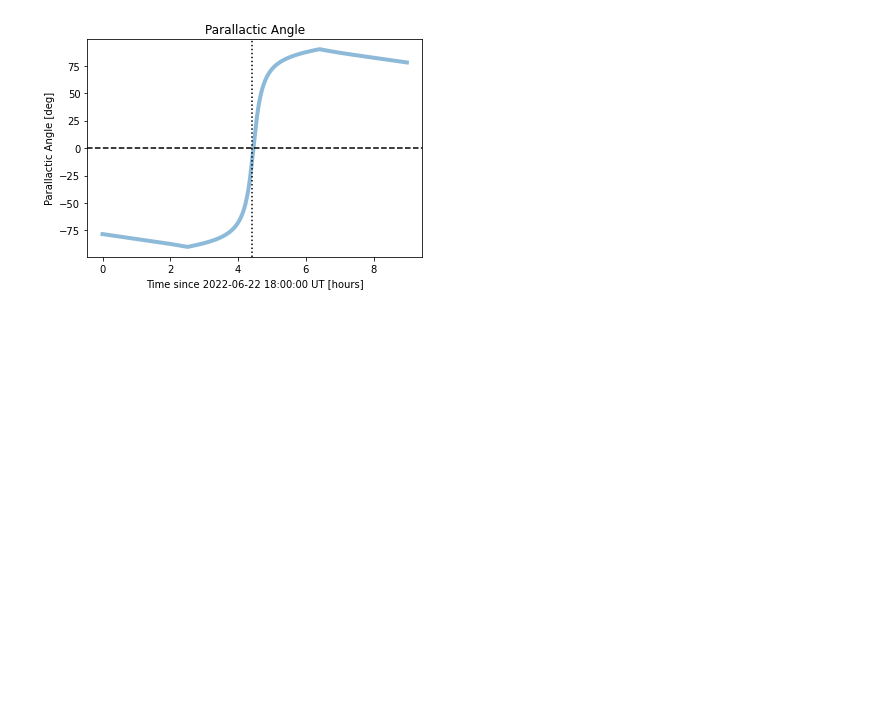
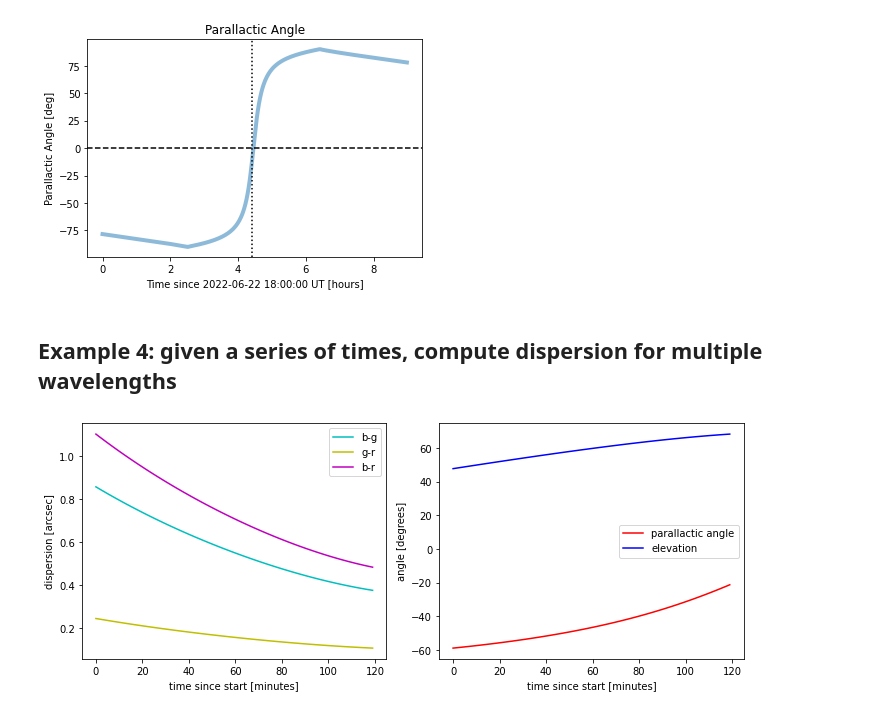
Before and after one commit to ryanhofmann/atm-dispersion, a Jupyter notebook: Dispersion_examples.ipynb, the cells around one changed output. Saved outputs shown, nothing was run; the diff lists cells and outputs as text; code cells hidden in the pictures; blank space fills up the shorter version.

Commit message:
more examples

```diff
--- a/Dispersion_examples.ipynb
+++ b/Dispersion_examples.ipynb
@@ -203,3 +202,51 @@ noon_values = (dispersion_relative[noon_idx], parallactic_angle[noon_idx])
 # %% [output]
 [figure]
 [figure]
+# %% [markdown]
+## Example 4: given a series of times, compute dispersion for multiple wavelengths
+# %%
+# Suppose you know at what times you observed the Sun, and you want to calculate
+# the dispersion between multiple lines for alignment purposes.
+
+# Let's use three spectral lines: Ca II H, Fe I 6301, and Ca II 8542
+wavelengths = np.array([396.8, 630.1, 854.2]) * u.nm
+nw = wavelengths.size
+# Observing for two hours starting at 10 AM Hawaii time
+times = Time("2022-03-21 20:00:00", scale='utc') + np.arange(60*2)*u.min
+nt = times.size
+times.format = 'jd'
+# We've already set our location and atmospheric conditions in Example 2, so don't forget to do that!
+
+# Calculate atmospheric refraction
+refraction, times, coords = adm.atmospheric_refraction(wavelengths,
+                                                       times,
+                                                       air_pressure=atm_conditions['pressure'],
+                                                       air_temp=atm_conditions['temp'],
+                                                       humidity=atm_conditions['humidity'],
+                                                       co2_conc=atm_conditions['co2_conc'],
+                                                       observer_location=observing_loc,
+                                                       verbose=0)
+
+# Now we can get the dispersion by taking the difference of consecutive wavelengths.
+# This gives two of the three combinations; the third is simply the sum of the others.
+dispersion = -np.diff(refraction['refraction_mag (arcsec)'], axis=1)
+par_ang = refraction['parallactic_angle (degrees)']
+
+# Okay, let's take a look at how the dispersion changes over time.
+plt.figure(figsize=(10,4))
+plt.subplot(121)
+plt.plot((times - times[0]).value*1440, dispersion[:,0], '-c', label='b-g')
+plt.plot((times - times[0]).value*1440, dispersion[:,1], '-y', label='g-r')
+plt.plot((times - times[0]).value*1440, np.sum(dispersion, axis=1), '-m', label='b-r')
+plt.xlabel('time since start [minutes]')
+plt.ylabel('dispersion [arcsec]')
+plt.legend()
+plt.subplot(122)
+plt.plot((times - times[0]).value*1440, par_ang, '-r', label='parallactic angle')
+plt.plot((times - times[0]).value*1440, coords['altitude (degrees)'], '-b', label='elevation')
+plt.xlabel('time since start [minutes]')
+plt.ylabel('angle [degrees]')
+plt.legend()
+plt.tight_layout()
+# %% [output]
+[figure, added]
```
Also changed, not shown: parts of 6 cells of this notebook, 1 other file.
